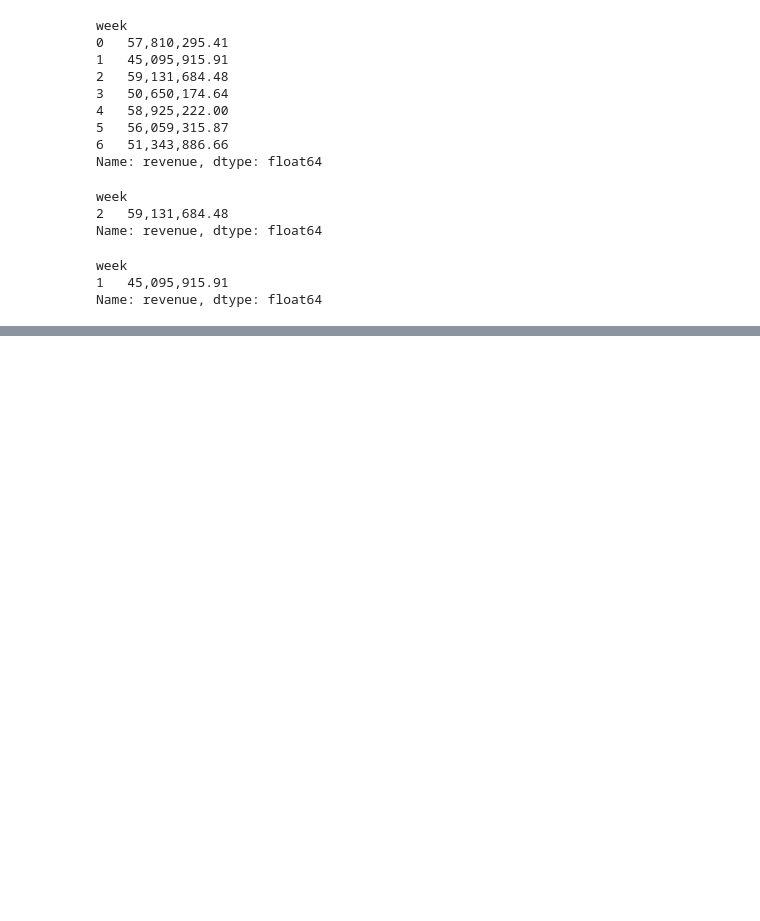
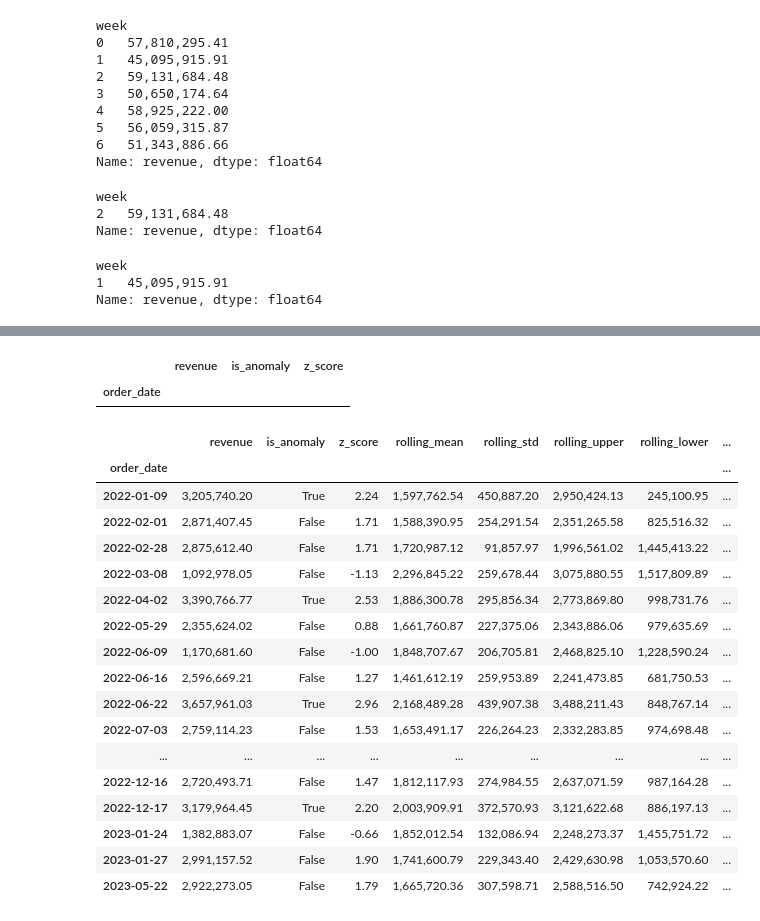
Before and after one commit to piyush8769/messy-ecommerce-analytics-dataset, a Jupyter notebook: Module_3_Data_Transformation.ipynb, the cells around one changed output, grey strips where cells are left out. Saved outputs shown, nothing was run; the diff lists cells and outputs as text; code cells hidden in the pictures; blank space fills up the shorter version.

Commit message:
IQR and Z-score

```diff
--- a/Module_3_Data_Transformation.ipynb
+++ b/Module_3_Data_Transformation.ipynb
@@ -2648,0 +2733,63 @@ Name: revenue, dtype: float64
+# %%
+z_anomalies = anomaly_df[
+    anomaly_df['z_score'].abs() > 3
+]
+
+z_anomalies
+# %% [output]
+|  | revenue | is_anomaly | z_score |
+| order_date |  |  |  |
+# %%
+anomaly_df['rolling_mean'] = (
+    anomaly_df['revenue']
+    .shift(1)
+    .rolling(window=7)
+    .mean()
+)
+
+anomaly_df['rolling_std'] = (
+    anomaly_df['revenue']
+    .shift(1)
+    .rolling(window=7)
+    .std()
+)
+# %%
+anomaly_df['rolling_upper'] = (
+    anomaly_df['rolling_mean'] +
+    (3 * anomaly_df['rolling_std'])
+)
+
+anomaly_df['rolling_lower'] = (
+    anomaly_df['rolling_mean'] -
+    (3 * anomaly_df['rolling_std'])
+)
+# %%
+anomaly_df['rolling_anomaly'] = (
+    (anomaly_df['revenue'] > anomaly_df['rolling_upper']) |
+    (anomaly_df['revenue'] < anomaly_df['rolling_lower'])
+)
+
+rolling_anomalies = anomaly_df[
+    anomaly_df['rolling_anomaly']
+]
+
+rolling_anomalies.head(20)
+# %% [output]
+|  | revenue | is_anomaly | z_score | rolling_mean | rolling_std | rolling_upper | rolling_lower | ... |
+| order_date |  |  |  |  |  |  |  | ... |
+| 2022-01-09 | 3,205,740.20 | True | 2.24 | 1,597,762.54 | 450,887.20 | 2,950,424.13 | 245,100.95 | ... |
+| 2022-02-01 | 2,871,407.45 | False | 1.71 | 1,588,390.95 | 254,291.54 | 2,351,265.58 | 825,516.32 | ... |
+| 2022-02-28 | 2,875,612.40 | False | 1.71 | 1,720,987.12 | 91,857.97 | 1,996,561.02 | 1,445,413.22 | ... |
+| 2022-03-08 | 1,092,978.05 | False | -1.13 | 2,296,845.22 | 259,678.44 | 3,075,880.55 | 1,517,809.89 | ... |
+| 2022-04-02 | 3,390,766.77 | True | 2.53 | 1,886,300.78 | 295,856.34 | 2,773,869.80 | 998,731.76 | ... |
+| 2022-05-29 | 2,355,624.02 | False | 0.88 | 1,661,760.87 | 227,375.06 | 2,343,886.06 | 979,635.69 | ... |
+| 2022-06-09 | 1,170,681.60 | False | -1.00 | 1,848,707.67 | 206,705.81 | 2,468,825.10 | 1,228,590.24 | ... |
+| 2022-06-16 | 2,596,669.21 | False | 1.27 | 1,461,612.19 | 259,953.89 | 2,241,473.85 | 681,750.53 | ... |
+| 2022-06-22 | 3,657,961.03 | True | 2.96 | 2,168,489.28 | 439,907.38 | 3,488,211.43 | 848,767.14 | ... |
+| 2022-07-03 | 2,759,114.23 | False | 1.53 | 1,653,491.17 | 226,264.23 | 2,332,283.85 | 974,698.48 | ... |
+| ... | ... | ... | ... | ... | ... | ... | ... | ... |
+| 2022-12-16 | 2,720,493.71 | False | 1.47 | 1,812,117.93 | 274,984.55 | 2,637,071.59 | 987,164.28 | ... |
+| 2022-12-17 | 3,179,964.45 | True | 2.20 | 2,003,909.91 | 372,570.93 | 3,121,622.68 | 886,197.13 | ... |
+| 2023-01-24 | 1,382,883.07 | False | -0.66 | 1,852,012.54 | 132,086.94 | 2,248,273.37 | 1,455,751.72 | ... |
+| 2023-01-27 | 2,991,157.52 | False | 1.90 | 1,741,600.79 | 229,343.40 | 2,429,630.98 | 1,053,570.60 | ... |
+| 2023-05-22 | 2,922,273.05 | False | 1.79 | 1,665,720.36 | 307,598.71 | 2,588,516.50 | 742,924.22 | ... |
```
Also changed, not shown: parts of 8 cells of this notebook.
